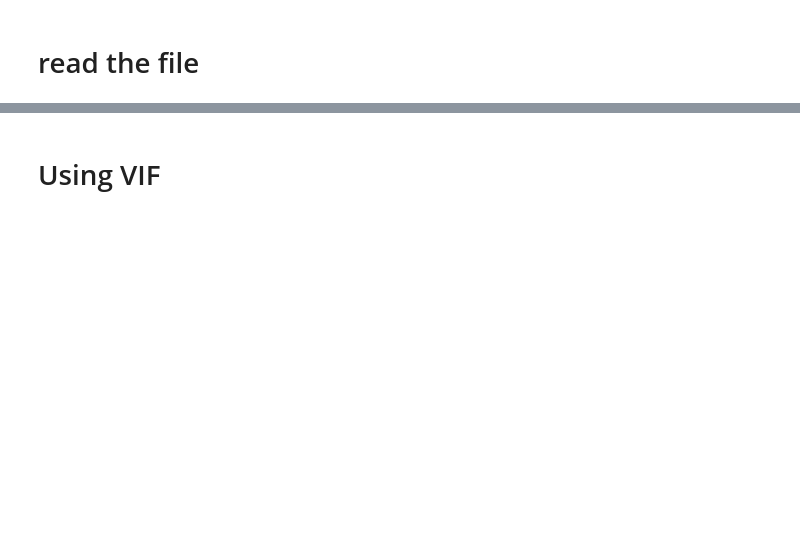
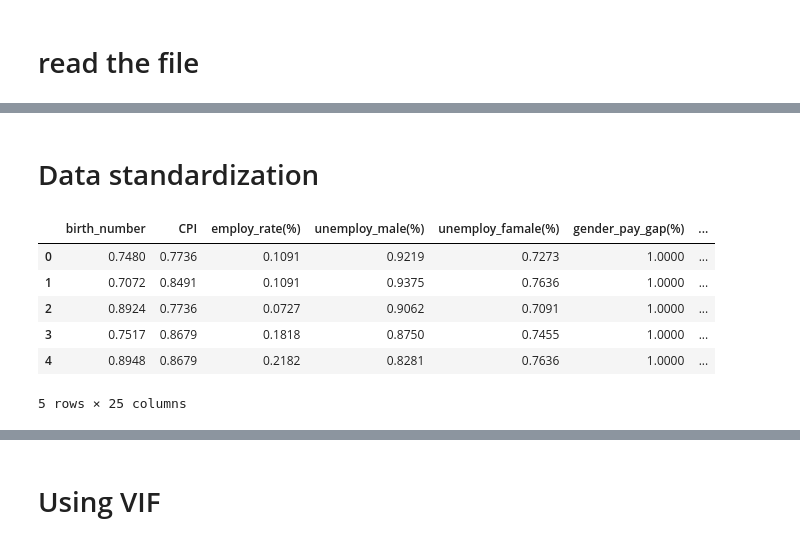
Before and after one commit to Gzrayyy/CASA007_Assessment, a Jupyter notebook: code.ipynb, the cells around one changed output, grey strips where cells are left out. Cells and saved outputs as stored; diff of their text form; code cells hidden in the pictures; blank space fills up the shorter version.

```diff
--- a/code.ipynb
+++ b/code.ipynb
@@ -99,0 +100,18 @@ memory usage: 10.8 KB
+# %% [markdown]
+# Data standardization
+# %%
+from sklearn.preprocessing import MinMaxScaler
+mms = MinMaxScaler()
+
+birth_data_standardised = birth_data_final.copy()
+for c in birth_data_final.columns.values:
+    birth_data_standardised[c] = mms.fit_transform(birth_data_final[c].values.reshape(-1,1))
+birth_data_standardised.head()
+# %% [output]
+|  | birth_number | CPI | employ_rate(%) | unemploy_male(%) | unemploy_famale(%) | gender_pay_gap(%) | ... |
+| 0 | 0.7480 | 0.7736 | 0.1091 | 0.9219 | 0.7273 | 1.0000 | ... |
+| 1 | 0.7072 | 0.8491 | 0.1091 | 0.9375 | 0.7636 | 1.0000 | ... |
+| 2 | 0.8924 | 0.7736 | 0.0727 | 0.9062 | 0.7091 | 1.0000 | ... |
+| 3 | 0.7517 | 0.8679 | 0.1818 | 0.8750 | 0.7455 | 1.0000 | ... |
+| 4 | 0.8948 | 0.8679 | 0.2182 | 0.8281 | 0.7636 | 1.0000 | ... |
+5 rows × 25 columns
```
Also changed, not shown: parts of 13 cells of this notebook.
